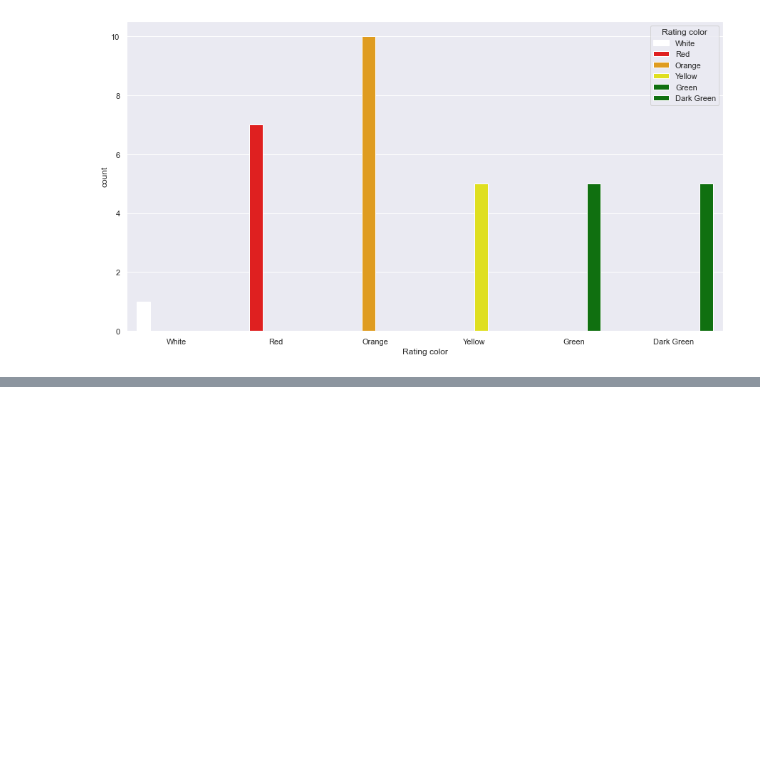
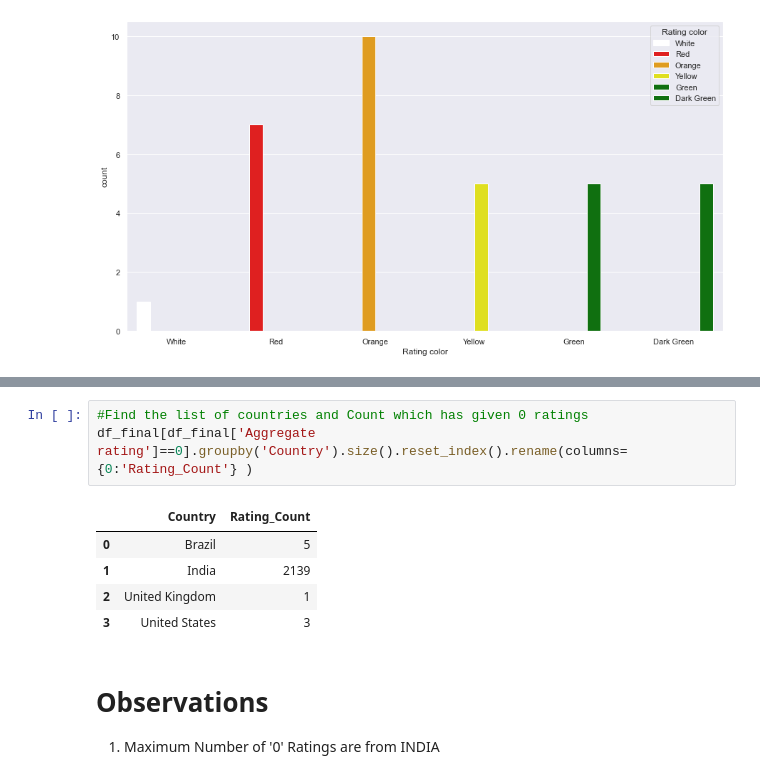
Before and after one commit to ravi0dubey/EDA, a Jupyter notebook: Zomato Dataset Exploratory Data Analysis.ipynb, the cells around one changed output, grey strips where cells are left out. Cells and saved outputs as stored; diff of their text form; blank space fills up the shorter version.

```diff
--- a/Zomato Dataset Exploratory Data Analysis.ipynb
+++ b/Zomato Dataset Exploratory Data Analysis.ipynb
@@ -424,0 +469,13 @@ sns.countplot(x="Rating color", data=ratings,hue="Rating color", palette=['White
+# %%
+#Find the list of countries and Count which has given 0 ratings
+df_final[df_final['Aggregate rating']==0].groupby('Country').size().reset_index().rename(columns={0:'Rating_Count'} )
+# %% [output]
+|  | Country | Rating_Count |
+| 0 | Brazil | 5 |
+| 1 | India | 2139 |
+| 2 | United Kingdom | 1 |
+| 3 | United States | 3 |
+# %% [markdown]
+# Observations
+
+1. Maximum Number of '0' Ratings are from INDIA
```
Also changed, not shown: parts of 4 cells of this notebook.
